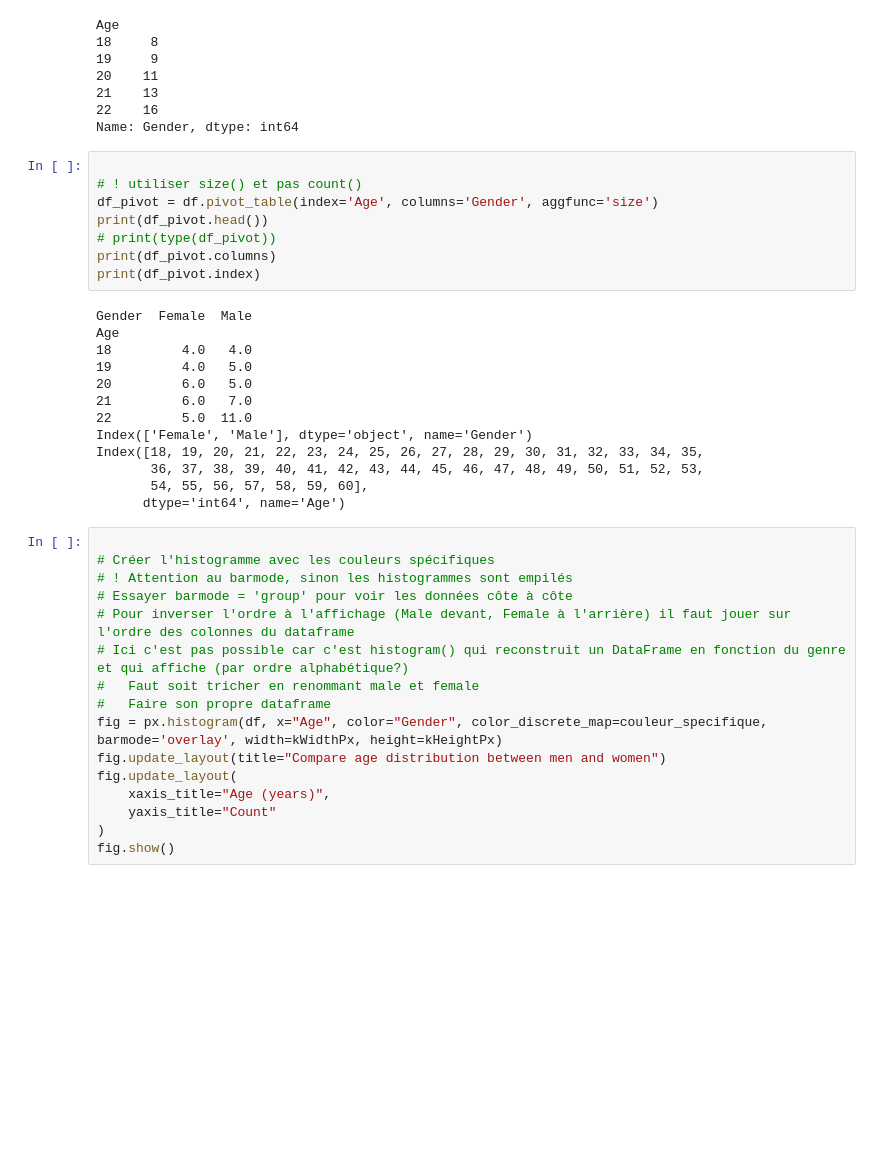
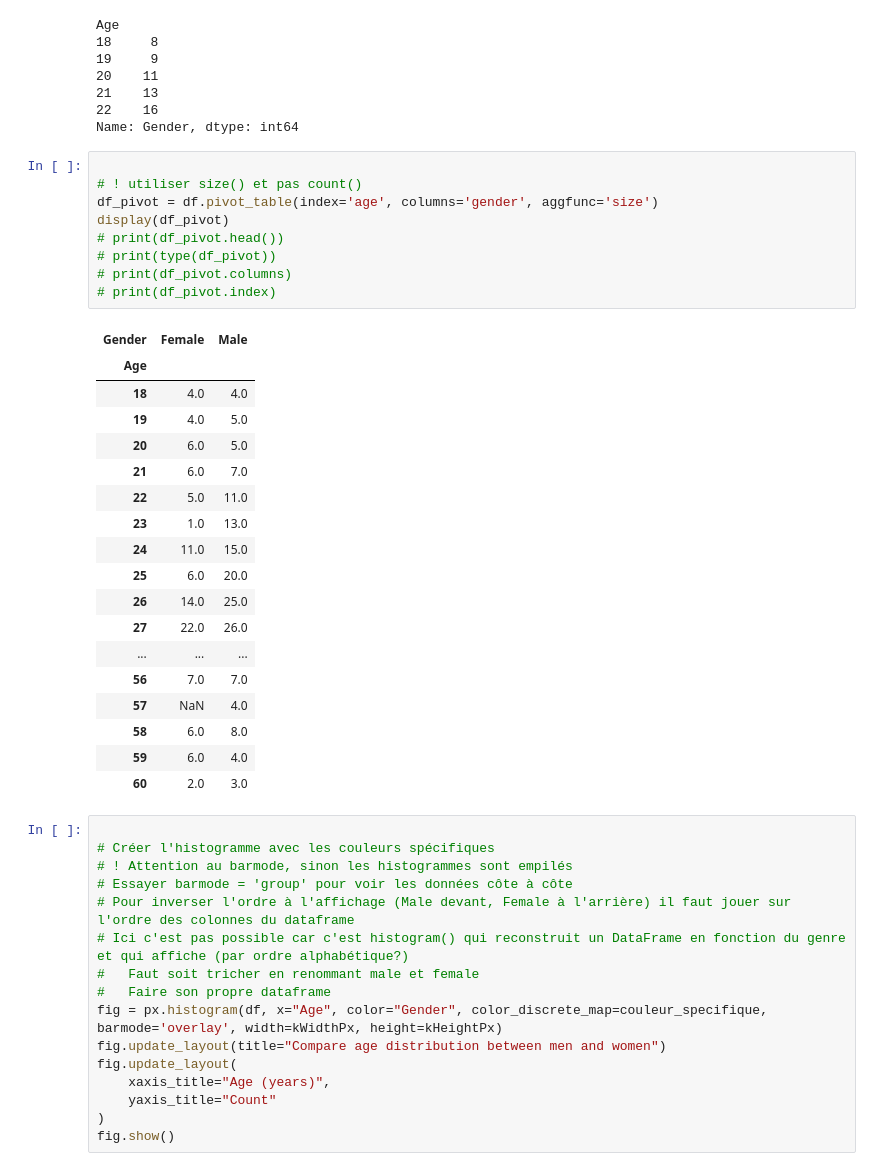
Before and after one commit to 40tude/fullstack_mars_2024, a Jupyter notebook: 02_EDA/J03_lundi_midi.ipynb, the cells around one changed output. Cells and saved outputs as stored; diff of their text form; blank space fills up the shorter version.

```diff
--- a/02_EDA/J03_lundi_midi.ipynb
+++ b/02_EDA/J03_lundi_midi.ipynb
@@ -121,24 +121,31 @@ Name: Gender, dtype: int64
 # %%
 
 # ! utiliser size() et pas count()
-df_pivot = df.pivot_table(index='Age', columns='Gender', aggfunc='size')
-print(df_pivot.head())
+df_pivot = df.pivot_table(index='age', columns='gender', aggfunc='size')
+display(df_pivot)
+# print(df_pivot.head())
 # print(type(df_pivot))
-print(df_pivot.columns)
-print(df_pivot.index)
+# print(df_pivot.columns)
+# print(df_pivot.index)
 # %% [output]
-Gender  Female  Male
-Age
-18         4.0   4.0
-19         4.0   5.0
-20         6.0   5.0
-21         6.0   7.0
-22         5.0  11.0
-Index(['Female', 'Male'], dtype='object', name='Gender')
-Index([18, 19, 20, 21, 22, 23, 24, 25, 26, 27, 28, 29, 30, 31, 32, 33, 34, 35,
-       36, 37, 38, 39, 40, 41, 42, 43, 44, 45, 46, 47, 48, 49, 50, 51, 52, 53,
-       54, 55, 56, 57, 58, 59, 60],
-      dtype='int64', name='Age')
+| Gender | Female | Male |
+| Age |  |  |
+| 18 | 4.0 | 4.0 |
+| 19 | 4.0 | 5.0 |
+| 20 | 6.0 | 5.0 |
+| 21 | 6.0 | 7.0 |
+| 22 | 5.0 | 11.0 |
+| 23 | 1.0 | 13.0 |
+| 24 | 11.0 | 15.0 |
+| 25 | 6.0 | 20.0 |
+| 26 | 14.0 | 25.0 |
+| 27 | 22.0 | 26.0 |
+| ... | ... | ... |
+| 56 | 7.0 | 7.0 |
+| 57 | NaN | 4.0 |
+| 58 | 6.0 | 8.0 |
+| 59 | 6.0 | 4.0 |
+| 60 | 2.0 | 3.0 |
 # %%
 
 # Créer l'histogramme avec les couleurs spécifiques
```
Also changed, not shown: parts of 1 cell of this notebook, 2 other files.
